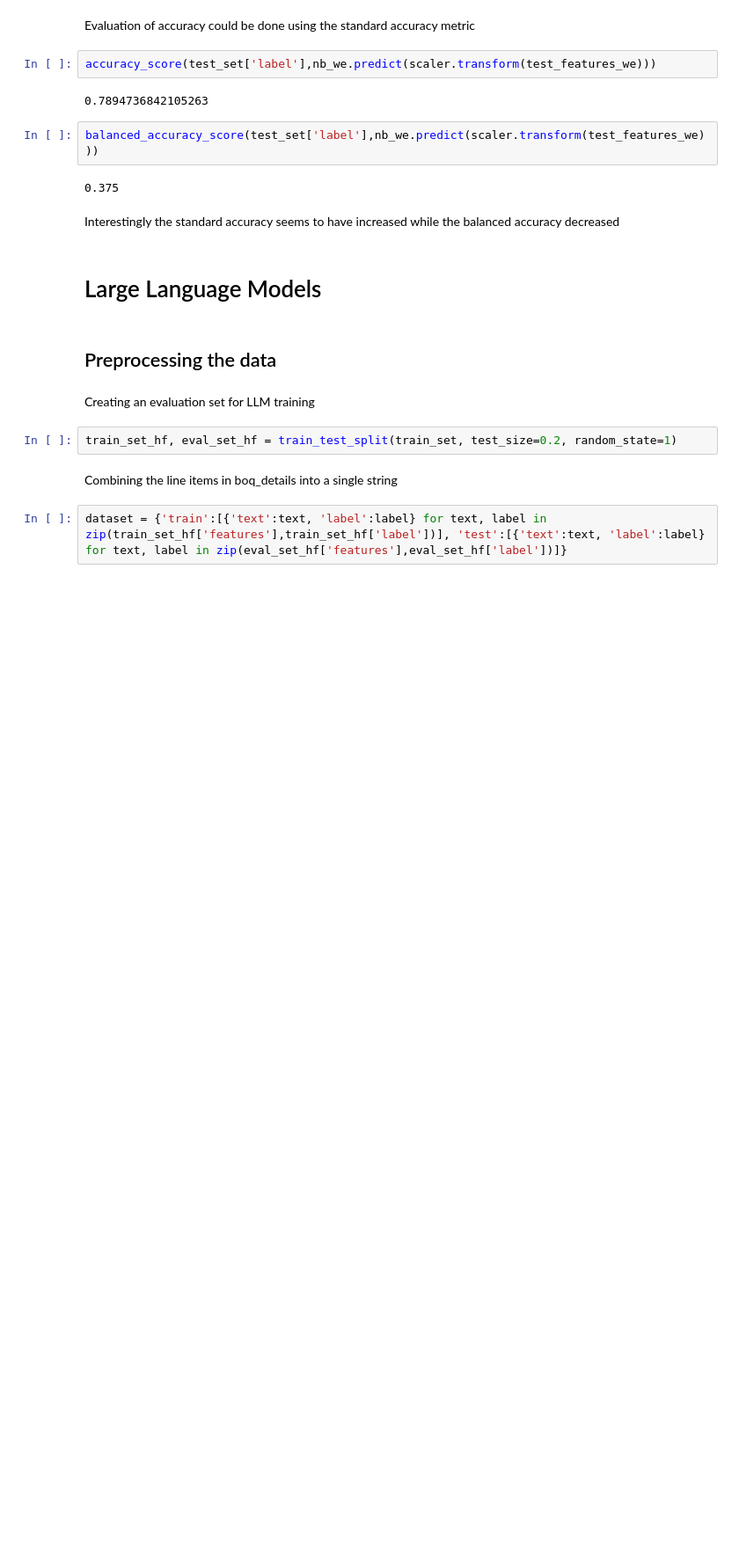
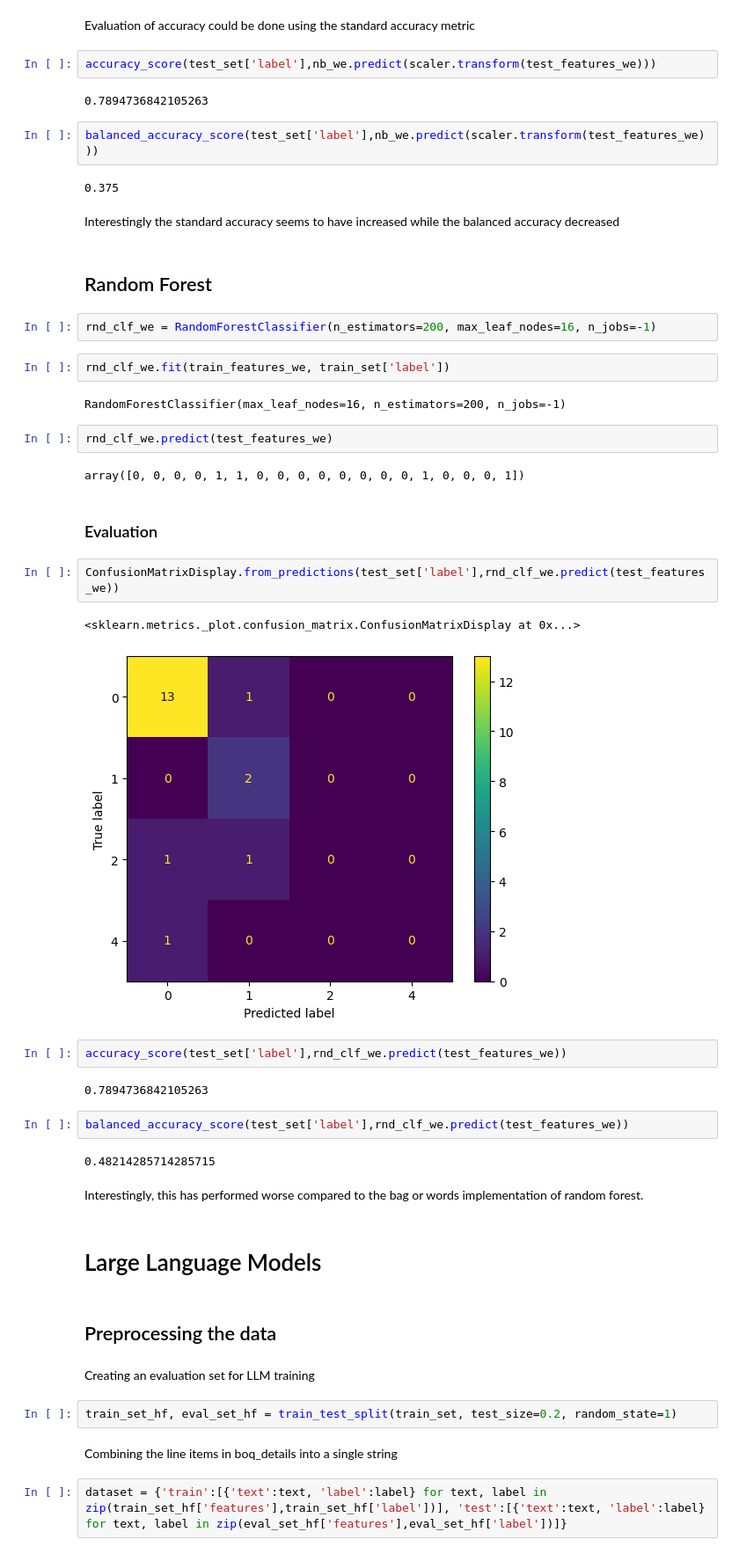
Before and after one commit to sumeetkd/sharedbooks, a Jupyter notebook: Classifications.ipynb, the cells around one changed output. Shown: that part at 88% size. Cells and saved outputs as stored; diff of their text form; blank space fills up the shorter version.

```diff
--- a/Classifications.ipynb
+++ b/Classifications.ipynb
@@ -414,6 +444,35 @@ balanced_accuracy_score(test_set['label'],nb_we.predict(scaler.transform(test_fe
 0.375
 # %% [markdown]
 Interestingly the standard accuracy seems to have increased while the balanced accuracy decreased
+# %% [markdown]
+## Random Forest
+# %%
+rnd_clf_we = RandomForestClassifier(n_estimators=200, max_leaf_nodes=16, n_jobs=-1)
+# %%
+rnd_clf_we.fit(train_features_we, train_set['label'])
+# %% [output]
+RandomForestClassifier(max_leaf_nodes=16, n_estimators=200, n_jobs=-1)
+# %%
+rnd_clf_we.predict(test_features_we)
+# %% [output]
+array([0, 0, 0, 0, 1, 1, 0, 0, 0, 0, 0, 0, 0, 0, 1, 0, 0, 0, 1])
+# %% [markdown]
+### Evaluation
+# %%
+ConfusionMatrixDisplay.from_predictions(test_set['label'],rnd_clf_we.predict(test_features_we))
+# %% [output]
+<sklearn.metrics._plot.confusion_matrix.ConfusionMatrixDisplay at 0x...>
+[figure, added]
+# %%
+accuracy_score(test_set['label'],rnd_clf_we.predict(test_features_we))
+# %% [output]
+0.7894736842105263
+# %%
+balanced_accuracy_score(test_set['label'],rnd_clf_we.predict(test_features_we))
+# %% [output]
+0.48214285714285715
+# %% [markdown]
+Interestingly, this has performed worse compared to the bag or words implementation of random forest.
 # %% [markdown]
 # Large Language Models
 # %% [markdown]
```
Also changed, not shown: parts of 16 cells of this notebook.
